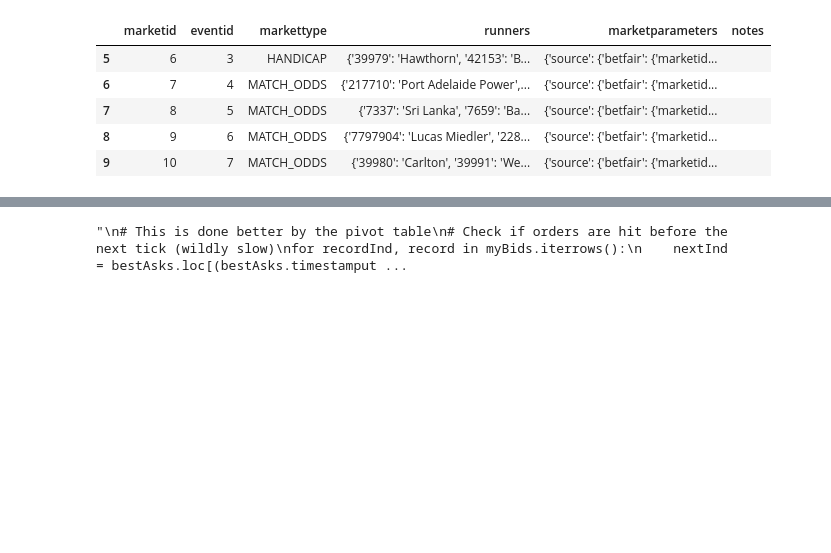
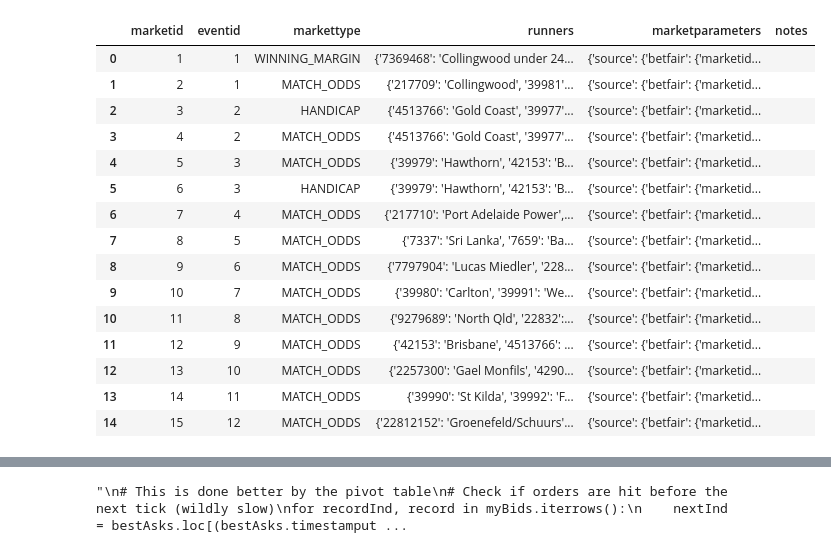
Before and after one commit to alpinechicken/blocmarket, a Jupyter notebook: bots/BetfairDataTest.ipynb, the cells around one changed output, grey strips where cells are left out. Cells and saved outputs as stored; diff of their text form; code cells hidden in the pictures; blank space fills up the shorter version.

```diff
--- a/bots/BetfairDataTest.ipynb
+++ b/bots/BetfairDataTest.ipynb
@@ -20,13 +20,23 @@ records.tail()
 # %%
 #records['ts'] = records['timestamputc'].apply(lambda x: x.timestamp())
 # %%
-markets.tail()
+markets
 # %% [output]
 |  | marketid | eventid | markettype | runners | marketparameters | notes |
+| 0 | 1 | 1 | WINNING_MARGIN | {'7369468': 'Collingwood under 24... | {'source': {'betfair': {'marketid... |  |
+| 1 | 2 | 1 | MATCH_ODDS | {'217709': 'Collingwood', '39981'... | {'source': {'betfair': {'marketid... |  |
+| 2 | 3 | 2 | HANDICAP | {'4513766': 'Gold Coast', '39977'... | {'source': {'betfair': {'marketid... |  |
+| 3 | 4 | 2 | MATCH_ODDS | {'4513766': 'Gold Coast', '39977'... | {'source': {'betfair': {'marketid... |  |
+| 4 | 5 | 3 | MATCH_ODDS | {'39979': 'Hawthorn', '42153': 'B... | {'source': {'betfair': {'marketid... |  |
 | 5 | 6 | 3 | HANDICAP | {'39979': 'Hawthorn', '42153': 'B... | {'source': {'betfair': {'marketid... |  |
 | 6 | 7 | 4 | MATCH_ODDS | {'217710': 'Port Adelaide Power',... | {'source': {'betfair': {'marketid... |  |
 | 7 | 8 | 5 | MATCH_ODDS | {'7337': 'Sri Lanka', '7659': 'Ba... | {'source': {'betfair': {'marketid... |  |
 | 8 | 9 | 6 | MATCH_ODDS | {'7797904': 'Lucas Miedler', '228... | {'source': {'betfair': {'marketid... |  |
 | 9 | 10 | 7 | MATCH_ODDS | {'39980': 'Carlton', '39991': 'We... | {'source': {'betfair': {'marketid... |  |
+| 10 | 11 | 8 | MATCH_ODDS | {'9279689': 'North Qld', '22832':... | {'source': {'betfair': {'marketid... |  |
+| 11 | 12 | 9 | MATCH_ODDS | {'42153': 'Brisbane', '4513766': ... | {'source': {'betfair': {'marketid... |  |
+| 12 | 13 | 10 | MATCH_ODDS | {'2257300': 'Gael Monfils', '4290... | {'source': {'betfair': {'marketid... |  |
+| 13 | 14 | 11 | MATCH_ODDS | {'39990': 'St Kilda', '39992': 'F... | {'source': {'betfair': {'marketid... |  |
+| 14 | 15 | 12 | MATCH_ODDS | {'22812152': 'Groenefeld/Schuurs'... | {'source': {'betfair': {'marketid... |  |
 # %%
 # Select a particular market
```
Also changed, not shown: parts of 15 cells of this notebook, 7 other files.
